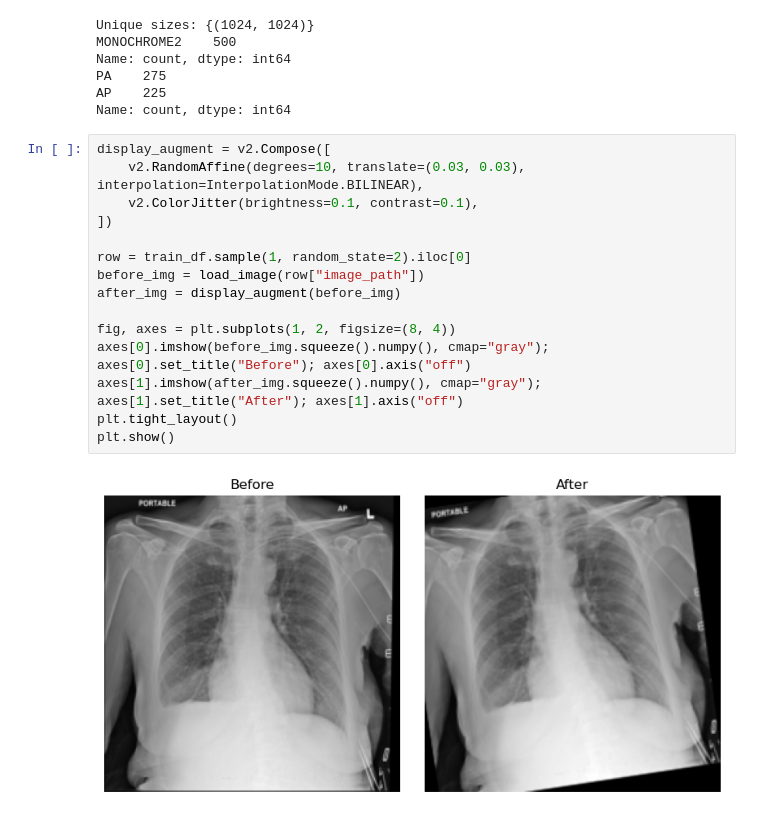
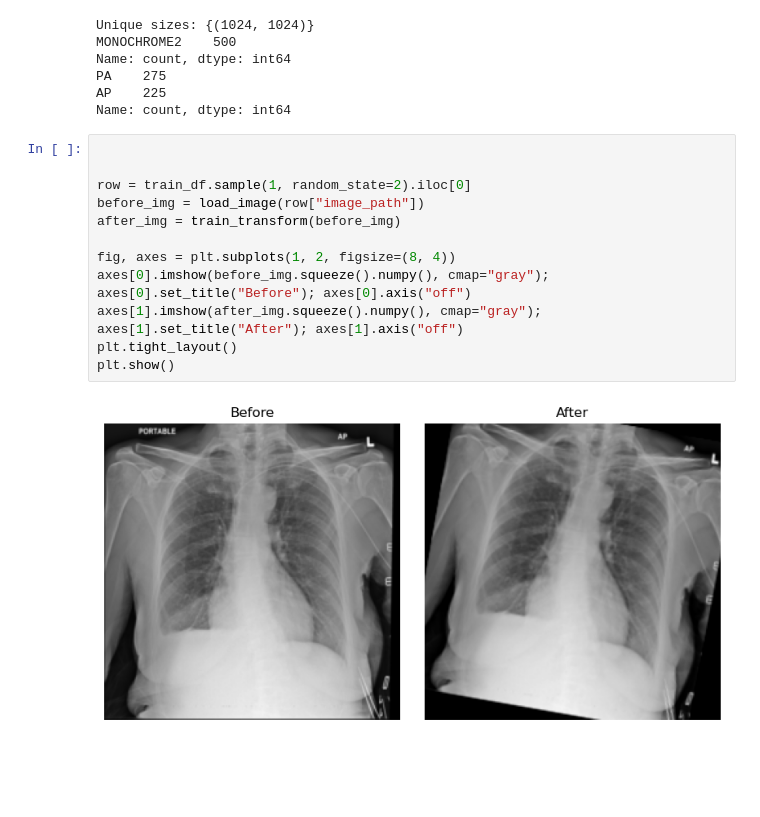
Before and after one commit to Adam-Badr/Pneumonia-Classification, a Jupyter notebook: main.ipynb, the cells around one changed output. Drawn from its saved outputs; the diff is of its cells as text; blank space fills up the shorter version.

```diff
--- a/main.ipynb
+++ b/main.ipynb
@@ -775,22 +785,19 @@ PA    275
 AP    225
 Name: count, dtype: int64
 # %%
-display_augment = v2.Compose([
-    v2.RandomAffine(degrees=10, translate=(0.03, 0.03), interpolation=InterpolationMode.BILINEAR),
-    v2.ColorJitter(brightness=0.1, contrast=0.1),
-])
+
 
 row = train_df.sample(1, random_state=2).iloc[0]
 before_img = load_image(row["image_path"])
-after_img = display_augment(before_img)
+after_img = train_transform(before_img)
 
 fig, axes = plt.subplots(1, 2, figsize=(8, 4))
 axes[0].imshow(before_img.squeeze().numpy(), cmap="gray"); axes[0].set_title("Before"); axes[0].axis("off")
 axes[1].imshow(after_img.squeeze().numpy(), cmap="gray"); axes[1].set_title("After"); axes[1].axis("off")
 plt.tight_layout()
 plt.show()
 # %% [output]
-[figure, old version]
+[figure, new version]
 # %%
 model = build_model().to(device)
 model.load_state_dict(torch.load("model_seed0.pt", map_location=device))
```
Also changed, not shown: parts of 18 cells of this notebook, 2 other files.
